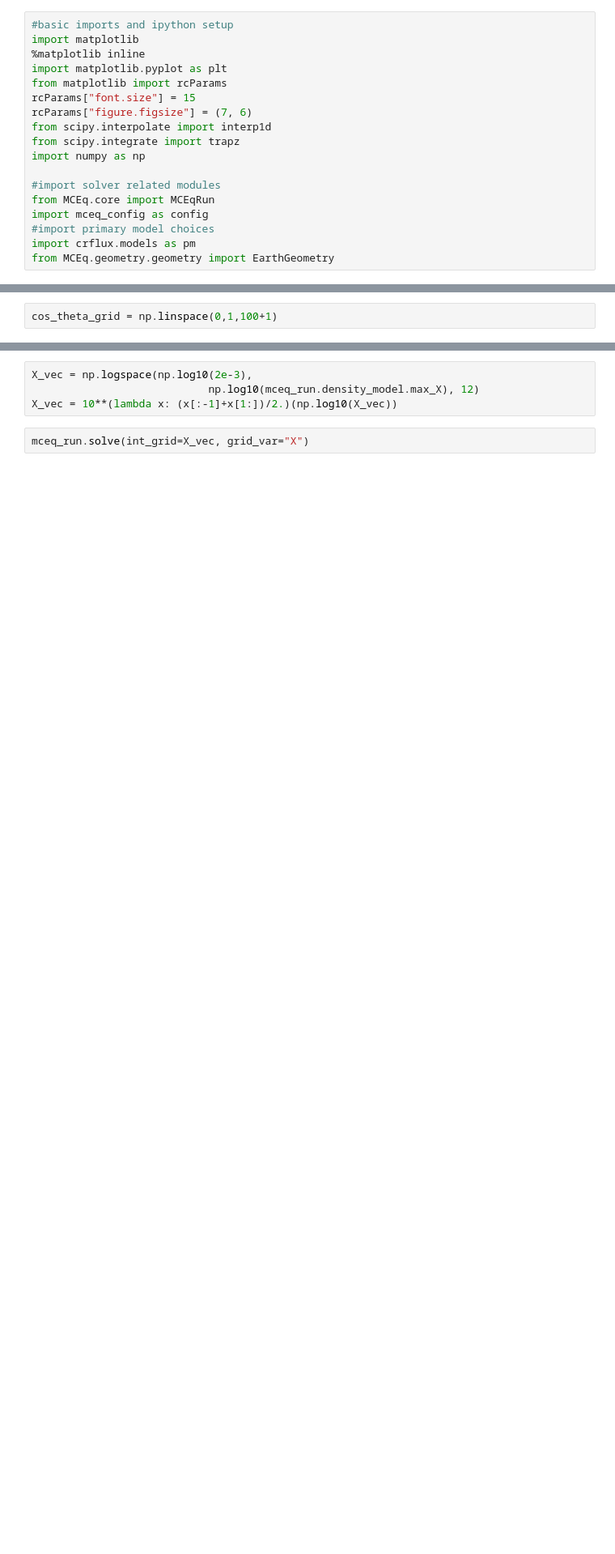
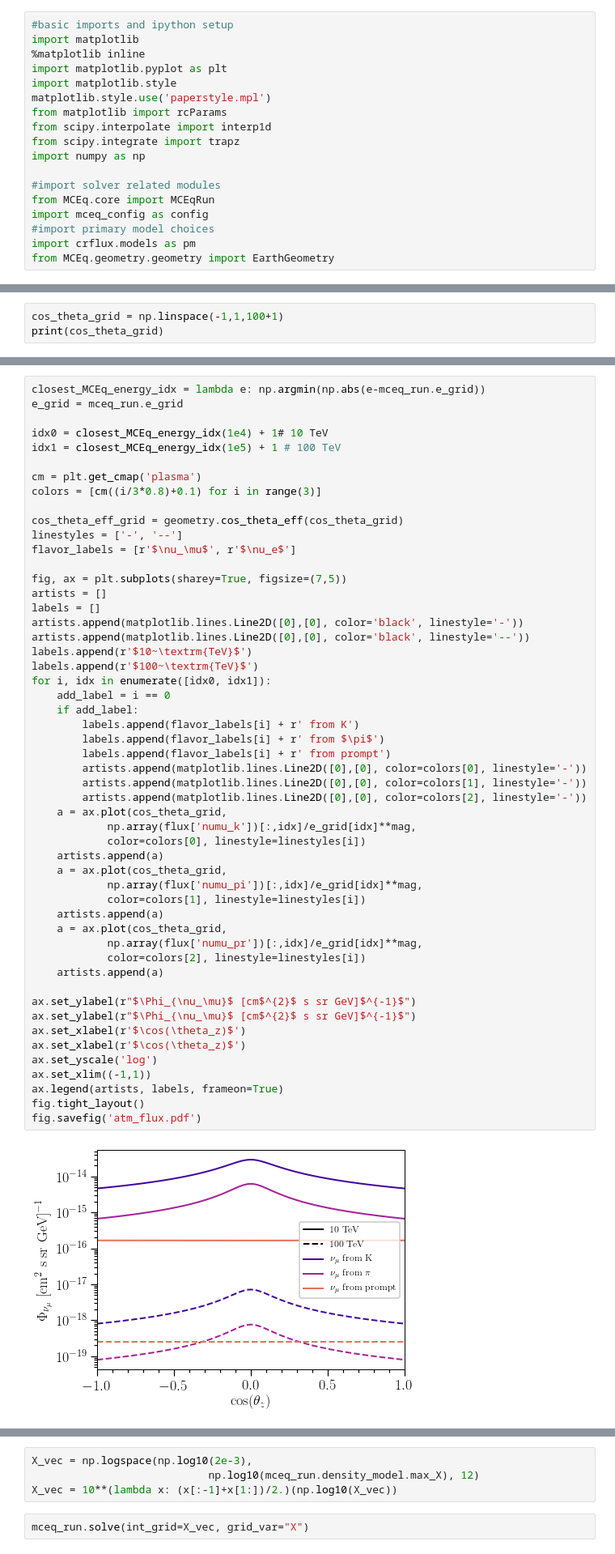
Before and after one commit to austinschneider/gradthesis, a Jupyter notebook: scripts/mu_at_depth/Untitled.ipynb, the cells around one changed output, grey strips where cells are left out. Shown: that part at 81% size. Cells and saved outputs as stored; diff of their text form; blank space fills up the shorter version.

Commit message:
Make some more plots

```diff
--- a/scripts/mu_at_depth/Untitled.ipynb
+++ b/scripts/mu_at_depth/Untitled.ipynb
@@ -3,9 +3,9 @@
 import matplotlib
 %matplotlib inline
 import matplotlib.pyplot as plt
+import matplotlib.style
+matplotlib.style.use('paperstyle.mpl')
 from matplotlib import rcParams
-rcParams["font.size"] = 15
-rcParams["figure.figsize"] = (7, 6)
 from scipy.interpolate import interp1d
 from scipy.integrate import trapz
 import numpy as np
@@ -87,4 +87,5 @@ class Geometry(EarthGeometry):
         z = r-d
         return np.sqrt(1-(z/r)**2*(1-cos_theta**2))
 # %%
-cos_theta_grid = np.linspace(0,1,100+1)
+cos_theta_grid = np.linspace(-1,1,100+1)
+print(cos_theta_grid)
@@ -90,0 +173,54 @@ cos_theta_grid = np.linspace(0,1,100+1)
+# %%
+closest_MCEq_energy_idx = lambda e: np.argmin(np.abs(e-mceq_run.e_grid))
+e_grid = mceq_run.e_grid
+
+idx0 = closest_MCEq_energy_idx(1e4) + 1# 10 TeV
+idx1 = closest_MCEq_energy_idx(1e5) + 1 # 100 TeV
+
+cm = plt.get_cmap('plasma')
+colors = [cm((i/3*0.8)+0.1) for i in range(3)]
+
+cos_theta_eff_grid = geometry.cos_theta_eff(cos_theta_grid)
+linestyles = ['-', '--']
+flavor_labels = [r'$\nu_\mu$', r'$\nu_e$']
+
+fig, ax = plt.subplots(sharey=True, figsize=(7,5))
+artists = []
+labels = []
+artists.append(matplotlib.lines.Line2D([0],[0], color='black', linestyle='-'))
+artists.append(matplotlib.lines.Line2D([0],[0], color='black', linestyle='--'))
+labels.append(r'$10~\textrm{TeV}$')
+labels.append(r'$100~\textrm{TeV}$')
+for i, idx in enumerate([idx0, idx1]):
+    add_label = i == 0
+    if add_label:
+        labels.append(flavor_labels[i] + r' from K')
+        labels.append(flavor_labels[i] + r' from $\pi$')
+        labels.append(flavor_labels[i] + r' from prompt')
+        artists.append(matplotlib.lines.Line2D([0],[0], color=colors[0], linestyle='-'))
+        artists.append(matplotlib.lines.Line2D([0],[0], color=colors[1], linestyle='-'))
+        artists.append(matplotlib.lines.Line2D([0],[0], color=colors[2], linestyle='-'))
+    a = ax.plot(cos_theta_grid,
+            np.array(flux['numu_k'])[:,idx]/e_grid[idx]**mag,
+            color=colors[0], linestyle=linestyles[i])
+    artists.append(a)
+    a = ax.plot(cos_theta_grid,
+            np.array(flux['numu_pi'])[:,idx]/e_grid[idx]**mag,
+            color=colors[1], linestyle=linestyles[i])
+    artists.append(a)
+    a = ax.plot(cos_theta_grid,
+            np.array(flux['numu_pr'])[:,idx]/e_grid[idx]**mag,
+            color=colors[2], linestyle=linestyles[i])
+    artists.append(a)
+
+ax.set_ylabel(r"$\Phi_{\nu_\mu}$ [cm$^{2}$ s sr GeV]$^{-1}$")
+ax.set_ylabel(r"$\Phi_{\nu_\mu}$ [cm$^{2}$ s sr GeV]$^{-1}$")
+ax.set_xlabel(r'$\cos(\theta_z)$')
+ax.set_xlabel(r'$\cos(\theta_z)$')
+ax.set_yscale('log')
+ax.set_xlim((-1,1))
+ax.legend(artists, labels, frameon=True)
+fig.tight_layout()
+fig.savefig('atm_flux.pdf')
+# %% [output]
+[figure, added]
```
Also changed, not shown: parts of 3 cells of this notebook.
